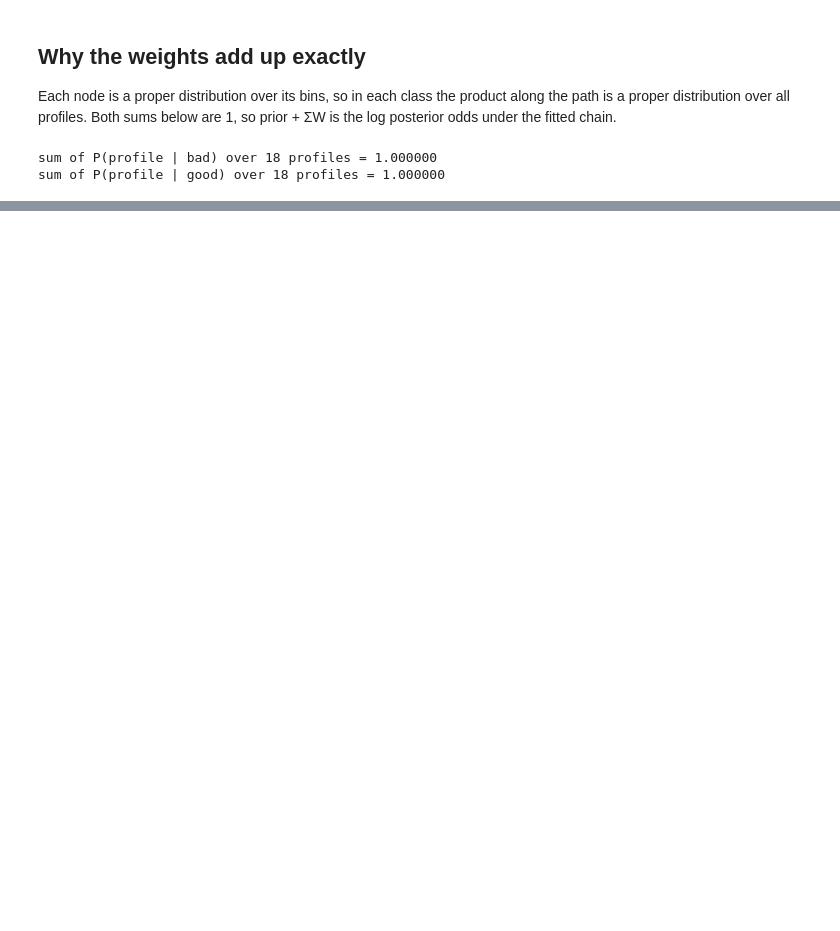
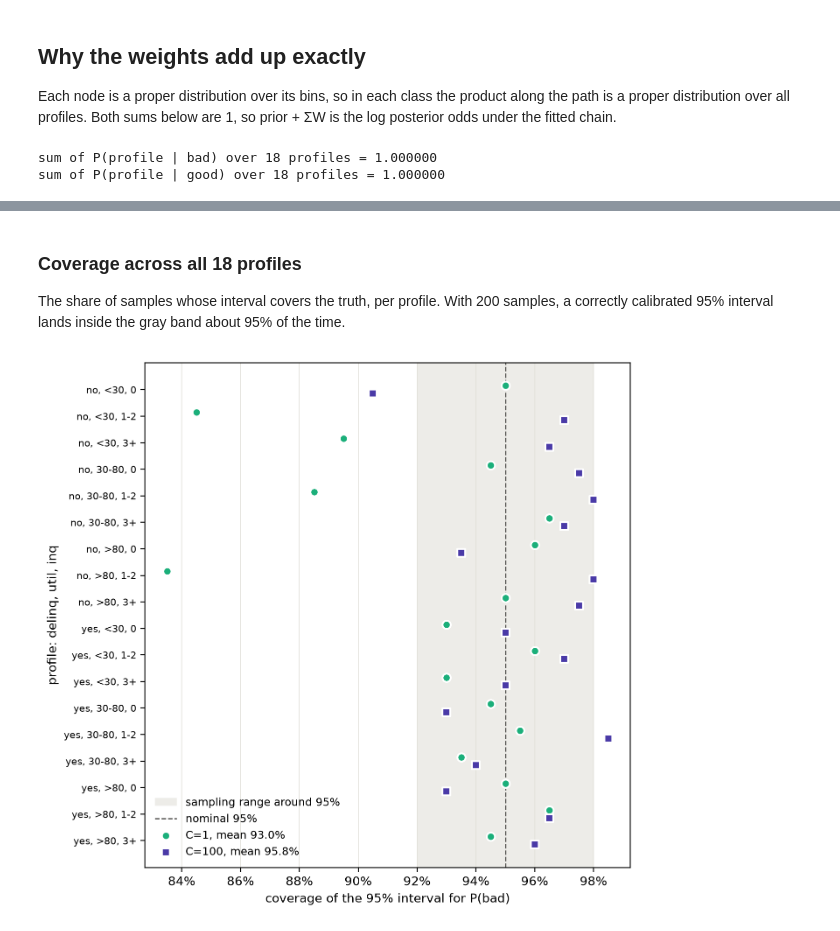
Before and after one commit to xRiskLab/fastwoe, a Jupyter notebook: examples/notebooks/fastwoe_softmax.ipynb, the cells around one changed output, grey strips where cells are left out. Saved outputs shown, nothing was run; the diff lists cells and outputs as text; code cells hidden in the pictures; blank space fills up the shorter version.

```diff
--- a/examples/notebooks/fastwoe_softmax.ipynb
+++ b/examples/notebooks/fastwoe_softmax.ipynb
@@ -342,0 +698,37 @@ conditional WOE: 2 cells fell back to marginal
+# %% [markdown]
+### Coverage across all 18 profiles
+
+The share of samples whose interval covers the truth, per profile. With 200 samples, a correctly calibrated 95% interval lands inside the gray band about 95% of the time.
+# %%
+band = 1.96 * np.sqrt(0.95 * 0.05 / REPS)
+SERIES = {f"C={C:g}": ("#1baf7a", "o"), "C=100": ("#4a3aa7", "s")}
+fig, ax = plt.subplots(figsize=(7, 6.5))
+rows = np.arange(len(coverage))
+ax.axvspan(
+    0.95 - band, 0.95 + band, color="#e1e0d9", alpha=0.6, lw=0, label="sampling range around 95%"
+)
+ax.axvline(0.95, color="#52514e", lw=1, ls="--", label="nominal 95%")
+for (name, (color, marker)), offset in zip(SERIES.items(), (-0.15, 0.15)):
+    ax.scatter(
+        coverage[name],
+        rows + offset,
+        color=color,
+        marker=marker,
+        s=46,
+        edgecolor="white",
+        linewidth=1.5,
+        zorder=3,
+        label=f"{name}, mean {coverage[name].mean():.1%}",
+    )
+ax.set_yticks(rows, coverage.index, fontsize=8)
+ax.set_ylabel(f"profile: {', '.join(ORDER)}")
+ax.invert_yaxis()
+ax.set_xlabel("coverage of the 95% interval for P(bad)")
+ax.xaxis.set_major_formatter(plt.matplotlib.ticker.PercentFormatter(1.0, decimals=0))
+ax.grid(axis="x", color="#e1e0d9", lw=0.6)
+ax.set_axisbelow(True)
+ax.legend(loc="lower left", frameon=False, fontsize=9)
+fig.tight_layout()
+plt.show()
+# %% [output]
+[figure, added]
```
Also changed, not shown: parts of 26 cells of this notebook.
